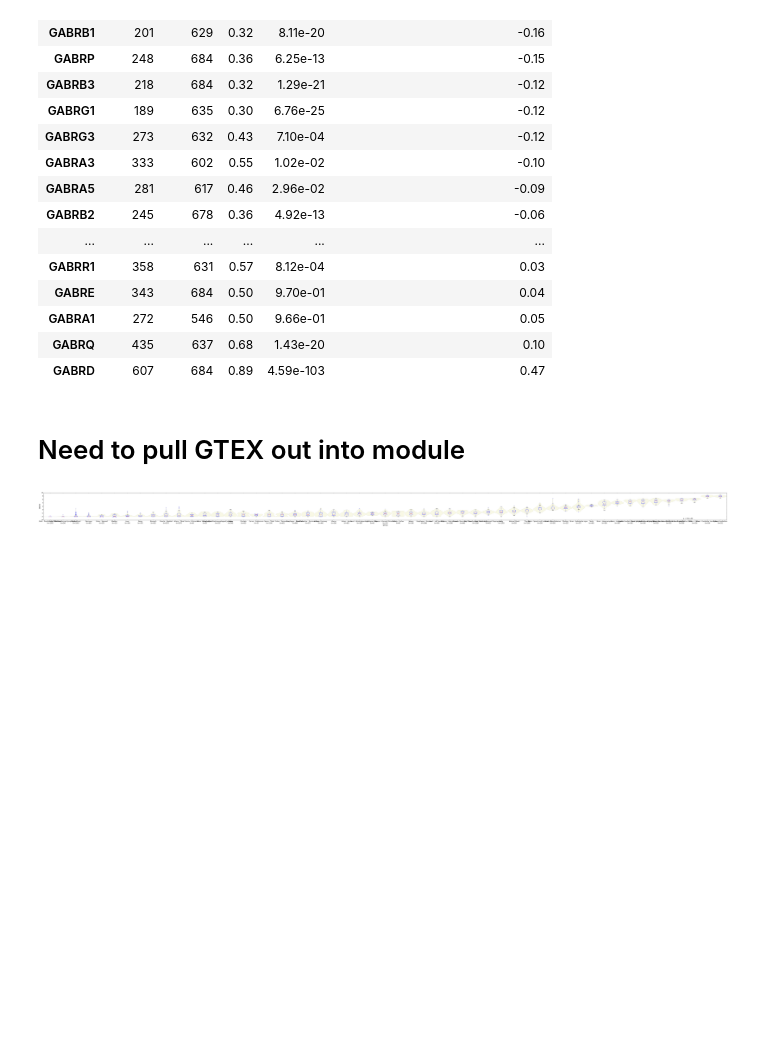
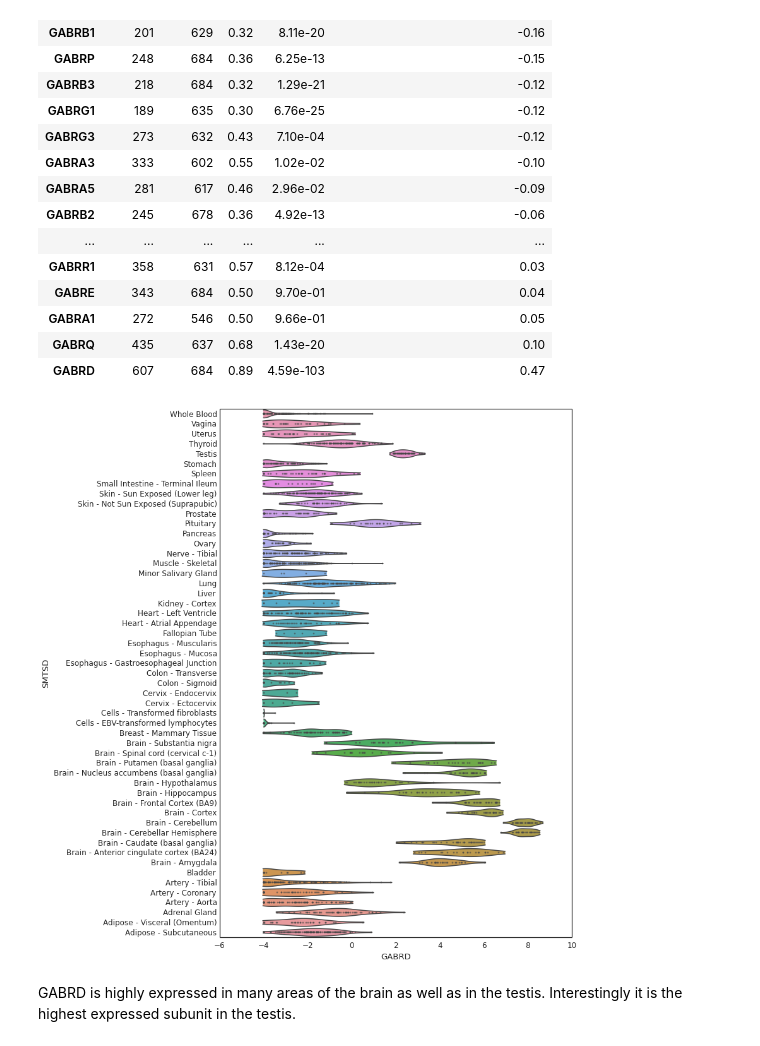
Before and after one commit to theandygross/TCGA_differential_expression, a Jupyter notebook: Notebooks/GABA_Receptors_GTEX.ipynb, the cells around one changed output. Drawn from its saved outputs; the diff is of its cells as text; code cells hidden in the pictures; blank space fills up the shorter version.

```diff
--- a/Notebooks/GABA_Receptors_GTEX.ipynb
+++ b/Notebooks/GABA_Receptors_GTEX.ipynb
@@ -40,5 +43,3 @@ f.join(f_win).sort(f_win.name)
 | GABRA1 | 272 | 546 | 0.50 | 9.66e-01 | 0.05 |
 | GABRQ | 435 | 637 | 0.68 | 1.43e-20 | 0.10 |
 | GABRD | 607 | 684 | 0.89 | 4.59e-103 | 0.47 |
-# %% [markdown]
-# Need to pull GTEX out into module
@@ -55,6 +46,4 @@ gtex = np.log2(gtex)
-# %%
-fig, ax = subplots(figsize=(100,4))
-violin_plot_pandas(meta['SMTSD'], gtex.ix['GABRD'].dropna().clip_lower(-4), ax=ax,
-                   order=gtex.ix['GABRD'].groupby(meta['SMTSD']).median().order().index)
-# %% [output]
-[figure, removed]
+# %%
+GTEX.plot_tissues_across_gene('GABRD', log=True)
+# %% [output]
+[figure, added]
@@ -61,3 +54,5 @@ violin_plot_pandas(meta['SMTSD'], gtex.ix['GABRD'].dropna().clip_lower(-4), ax=a
+# %% [markdown]
+GABRD is highly expressed in many areas of the brain as well as in the testis. Interestingly it is the highest expressed subunit in the testis.
 # %%
 mm =  gtex.ix[gabr].dropna().T.groupby(meta['SMTSD']).median()
 mm = mm.clip_lower(-10)
```
Also changed, not shown: parts of 24 cells of this notebook, 8 other files.
